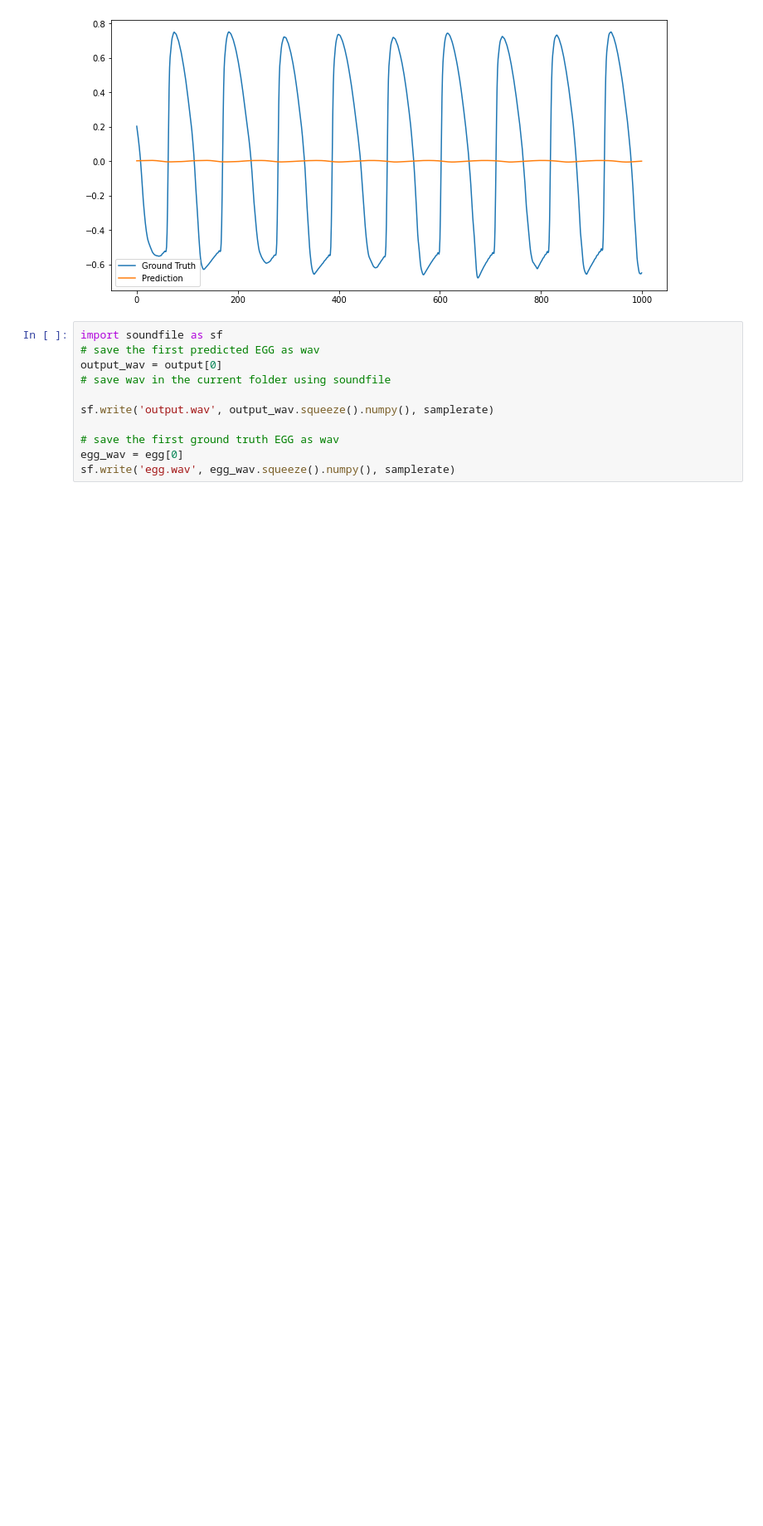
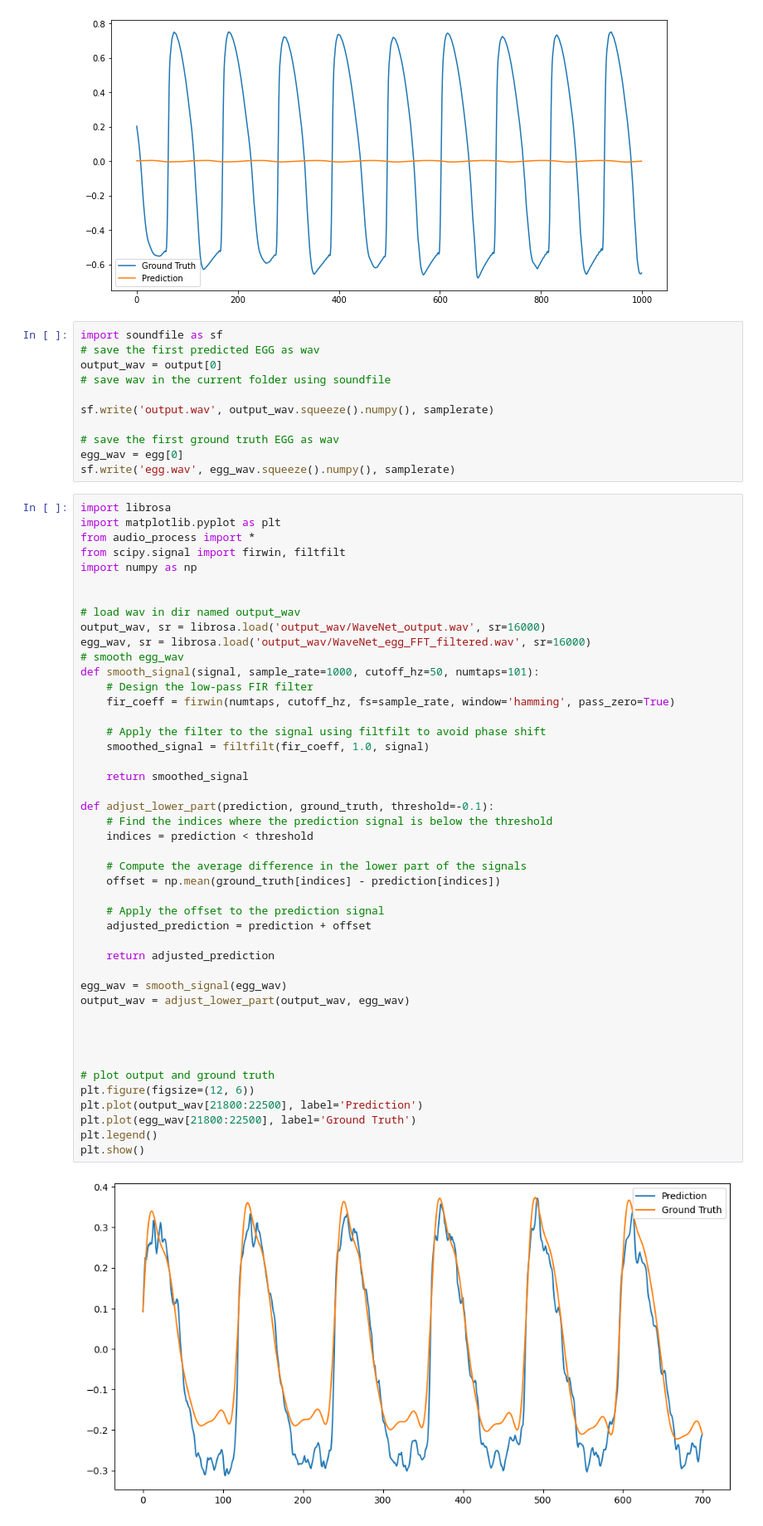
Before and after one commit to ChuanCh/A2E, a Jupyter notebook: WaveNet_train.ipynb, the cells around one changed output. Shown at 83% size. Saved outputs shown, nothing was run; the diff lists cells and outputs as text; blank space fills up the shorter version.

Commit message:
add wave load and figs create, model is still bad

```diff
--- a/WaveNet_train.ipynb
+++ b/WaveNet_train.ipynb
@@ -284,3 +284,50 @@ sf.write('output.wav', output_wav.squeeze().numpy(), samplerate)
 # save the first ground truth EGG as wav
 egg_wav = egg[0]
 sf.write('egg.wav', egg_wav.squeeze().numpy(), samplerate)
+# %%
+import librosa
+import matplotlib.pyplot as plt
+from audio_process import *
+from scipy.signal import firwin, filtfilt
+import numpy as np
+
+
+# load wav in dir named output_wav
+output_wav, sr = librosa.load('output_wav/WaveNet_output.wav', sr=16000)
+egg_wav, sr = librosa.load('output_wav/WaveNet_egg_FFT_filtered.wav', sr=16000)
+# smooth egg_wav
+def smooth_signal(signal, sample_rate=1000, cutoff_hz=50, numtaps=101):
+    # Design the low-pass FIR filter
+    fir_coeff = firwin(numtaps, cutoff_hz, fs=sample_rate, window='hamming', pass_zero=True)
+
+    # Apply the filter to the signal using filtfilt to avoid phase shift
+    smoothed_signal = filtfilt(fir_coeff, 1.0, signal)
+
+    return smoothed_signal
+
+def adjust_lower_part(prediction, ground_truth, threshold=-0.1):
+    # Find the indices where the prediction signal is below the threshold
+    indices = prediction < threshold
+
+    # Compute the average difference in the lower part of the signals
+    offset = np.mean(ground_truth[indices] - prediction[indices])
+
+    # Apply the offset to the prediction signal
+    adjusted_prediction = prediction + offset
+
+    return adjusted_prediction
+
+egg_wav = smooth_signal(egg_wav)
+output_wav = adjust_lower_part(output_wav, egg_wav)
+
+
+
+
+# plot output and ground truth
+plt.figure(figsize=(12, 6))
+plt.plot(output_wav[21800:22500], label='Prediction')
+plt.plot(egg_wav[21800:22500], label='Ground Truth')
+plt.legend()
+plt.show()
+# %% [output]
+[figure, added]
```
Also changed, not shown: parts of 1 cell of this notebook, 10 other files.
